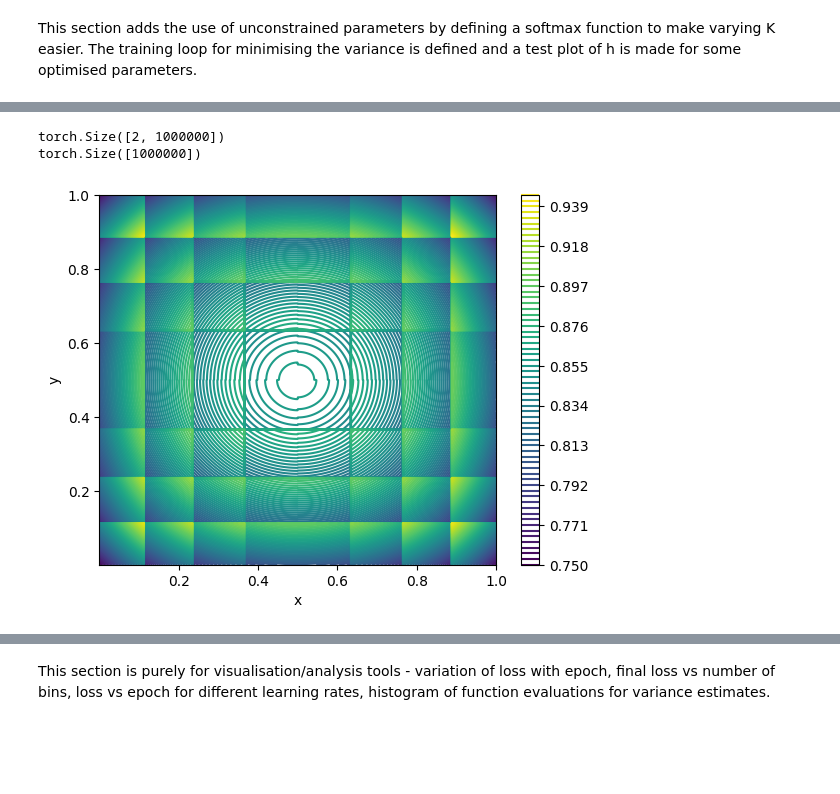
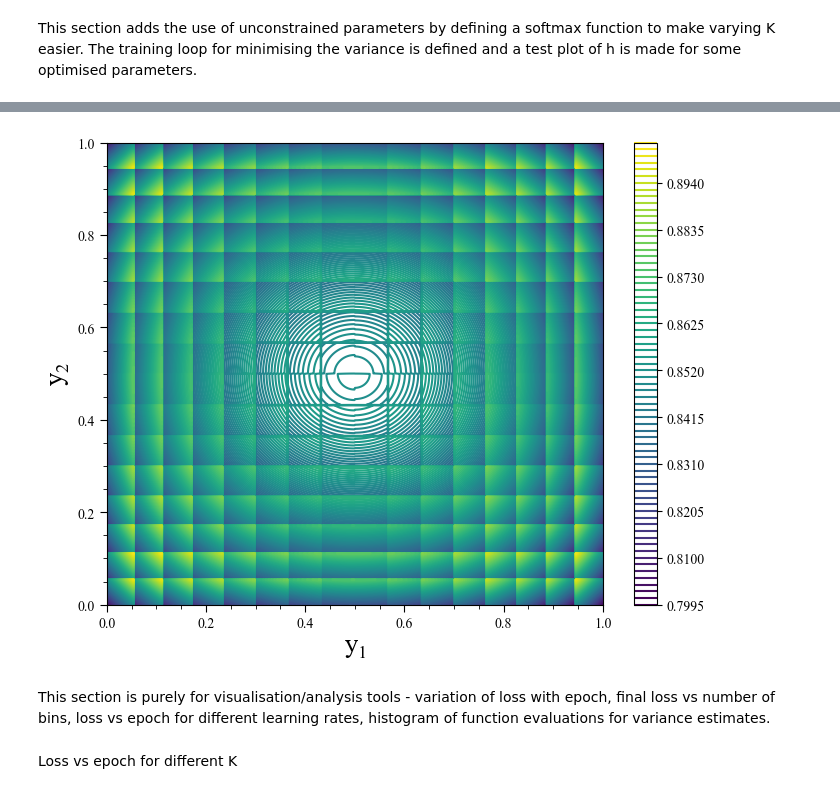
Before and after one commit to alracey/level4-project, a Jupyter notebook: piecewise_linear_pytorch.ipynb, the cells around one changed output, grey strips where cells are left out. Cells and saved outputs as stored; diff of their text form; code cells hidden in the pictures; blank space fills up the shorter version.

```diff
--- a/piecewise_linear_pytorch.ipynb
+++ b/piecewise_linear_pytorch.ipynb
@@ -249,22 +328,42 @@ tensor([[0.1122, 0.2349, 0.3655, 0.5000, 0.6346, 0.7654, 0.8882],
-# %%
-#plot of h with optimised parameters
-
-y_params = test[2].detach()
-xs, ys = torch.linspace(1e-10, 1, 1000), torch.linspace(1e-10, 1, 1000)
-X, Y = torch.meshgrid(xs, ys, indexing='ij')
-points = torch.stack([X.flatten(), Y.flatten()], dim=0)
-print(points.shape)
-h_test = h(points, y_params)
-print(h_test.shape)
-Z = h_test.view(1000, 1000)
-
-plt.figure()
-plt.contour(X, Y, Z, levels=75, cmap='viridis')
-plt.colorbar()
-plt.xlabel('x')
-plt.ylabel('y')
-plt.show()
-# %% [output]
-torch.Size([2, 1000000])
-torch.Size([1000000])
-[figure, removed]
+# %%
+#plot of h with optimised parameters
+
+def h_plot(params, N, levels):
+
+  '''
+  NB requires matplotlib.ticker to have been imported
+  '''
+
+  ys = torch.linspace(1e-10, 1, N, device=params.device)
+  Y1, Y2 = torch.meshgrid(ys, ys, indexing='xy')
+  y = torch.stack([Y1.flatten(), Y2.flatten()], dim=0)
+
+  h_eval = h(y, params)
+
+  Z = h_eval.view(N, N).cpu()
+
+
+  fig, ax = plt.subplots(figsize=(8,6))
+
+  contour_plot = ax.contour(Y1.cpu(), Y2.cpu(), Z, levels=levels, cmap='viridis')
+
+  ax.set_xlabel("$y_1$", fontsize=19)
+  ax.set_ylabel("$y_2$", fontsize=19)
+
+  ax.tick_params(axis="both", which="major", direction="out", length=5, labelsize=10)
+  ax.tick_params(axis="both", which="minor", direction="out", length=3)
+  ax.minorticks_on()
+
+  ##legend decimal places##
+  cbar = plt.colorbar(contour_plot, ax=ax)
+  cbar.formatter = ticker.FormatStrFormatter('%.4f')
+  cbar.update_ticks()
+
+  ax.set_xlim(0.0, 1.0)
+  ax.set_ylim(0.0, 1.0)
+
+  plt.show()
+# %%
+opt_params = test[2].detach().cpu()
+h_plot(opt_params, 1000, 75)
+# %% [output]
@@ -271,3 +372,6 @@ torch.Size([1000000])
+[figure, added]
 # %% [markdown]
 This section is purely for visualisation/analysis tools - variation of loss with epoch, final loss vs number of bins, loss vs epoch for different learning rates, histogram of function evaluations for variance estimates.
+# %% [markdown]
+Loss vs epoch for different K
 # %%
```
Also changed, not shown: parts of 22 cells of this notebook.
